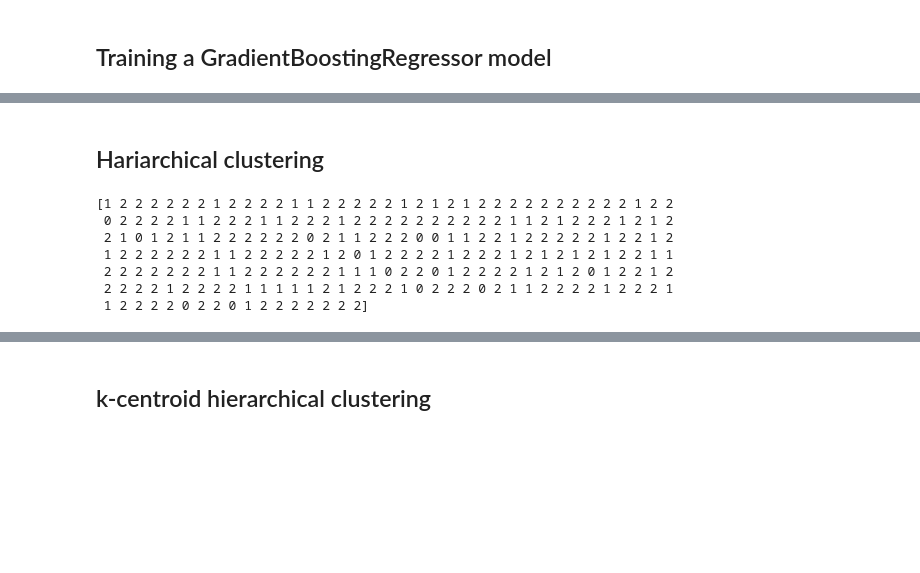
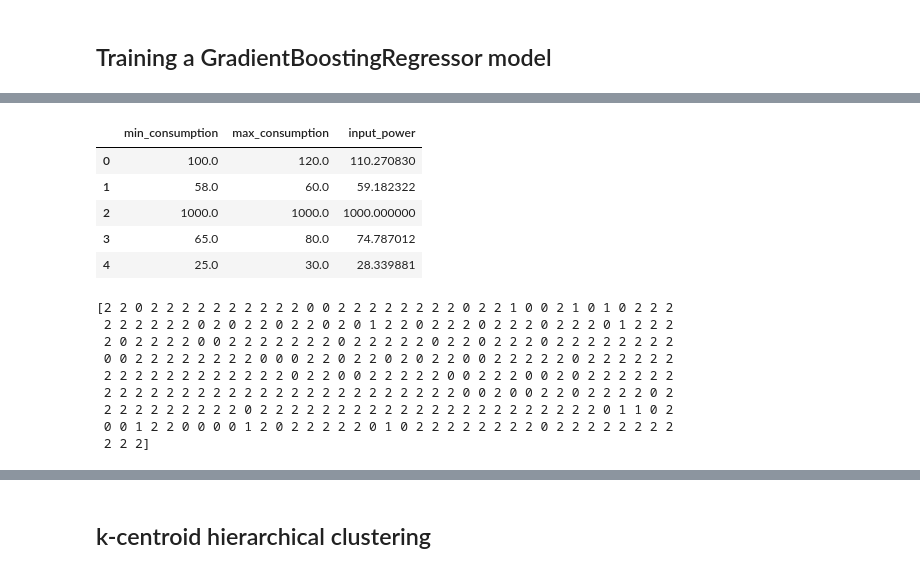
Before and after one commit to Xer0bit/Energy-Efficiency-Enhancement, a Jupyter notebook: Train.ipynb, the cells around one changed output, grey strips where cells are left out. Drawn from its saved outputs; the diff is of its cells as text; code cells hidden in the pictures; blank space fills up the shorter version.

```diff
--- a/Train.ipynb
+++ b/Train.ipynb
@@ -151,18 +151,27 @@ Normal.score(X_test, y_test)
+# %%
+X.head()
+# %% [output]
+|  | min_consumption | max_consumption | input_power |
+| 0 | 100.0 | 120.0 | 110.270830 |
+| 1 | 58.0 | 60.0 | 59.182322 |
+| 2 | 1000.0 | 1000.0 | 1000.000000 |
+| 3 | 65.0 | 80.0 | 74.787012 |
+| 4 | 25.0 | 30.0 | 28.339881 |
 # %%
 #feature to predict enhanced efficiency with K-centroid
 X = data[['min_consumption', 'max_consumption', 'input_power']]
 y = data['Enhanced_efficiency']
-# %% [markdown]
-## Hariarchical clustering
 # %%
 hc = AgglomerativeClustering(n_clusters=3, affinity='euclidean', linkage='ward')
-y_hc = hc.fit_predict(X_train)
-print(y_hc)
+ghora = hc.fit_predict(X)
+print(ghora)
 # %% [output]
-[1 2 2 2 2 2 2 1 2 2 2 2 1 1 2 2 2 2 2 1 2 1 2 1 2 2 2 2 2 2 2 2 2 2 1 2 2
- 0 2 2 2 2 1 1 2 2 2 1 1 2 2 2 1 2 2 2 2 2 2 2 2 2 2 1 1 2 1 2 2 2 1 2 1 2
- 2 1 0 1 2 1 1 2 2 2 2 2 2 0 2 1 1 2 2 2 0 0 1 1 2 2 1 2 2 2 2 2 1 2 2 1 2
- 1 2 2 2 2 2 2 1 1 2 2 2 2 2 1 2 0 1 2 2 2 2 1 2 2 2 1 2 1 2 1 2 1 2 2 1 1
- 2 2 2 2 2 2 2 1 1 2 2 2 2 2 2 1 1 1 0 2 2 0 1 2 2 2 2 1 2 1 2 0 1 2 2 1 2
- 2 2 2 2 1 2 2 2 2 1 1 1 1 1 2 1 2 2 2 1 0 2 2 2 0 2 1 1 2 2 2 2 1 2 2 2 1
- 1 2 2 2 2 0 2 2 0 1 2 2 2 2 2 2 2]
+[2 2 0 2 2 2 2 2 2 2 2 2 2 0 0 2 2 2 2 2 2 2 2 0 2 2 1 0 0 2 1 0 1 0 2 2 2
+ 2 2 2 2 2 2 0 2 0 2 2 0 2 2 0 2 0 1 2 2 0 2 2 2 0 2 2 2 0 2 2 2 0 1 2 2 2
+ 2 0 2 2 2 2 0 0 2 2 2 2 2 2 2 0 2 2 2 2 2 0 2 2 0 2 2 2 0 2 2 2 2 2 2 2 2
+ 0 0 2 2 2 2 2 2 2 2 0 0 0 2 2 0 2 2 0 2 0 2 2 0 0 2 2 2 2 2 0 2 2 2 2 2 2
+ 2 2 2 2 2 2 2 2 2 2 2 2 0 2 2 0 0 2 2 2 2 2 0 0 2 2 2 0 0 2 0 2 2 2 2 2 2
+ 2 2 2 2 2 2 2 2 2 2 2 2 2 2 2 2 2 2 2 2 2 2 2 0 0 2 0 0 2 2 0 2 2 2 2 0 2
+ 2 2 2 2 2 2 2 2 2 0 2 2 2 2 2 2 2 2 2 2 2 2 2 2 2 2 2 2 2 2 2 2 0 1 1 0 2
+ 0 0 1 2 2 0 0 0 0 1 2 0 2 2 2 2 2 0 1 0 2 2 2 2 2 2 2 2 0 2 2 2 2 2 2 2 2
+ 2 2 2]
```
Also changed, not shown: parts of 17 cells of this notebook.
